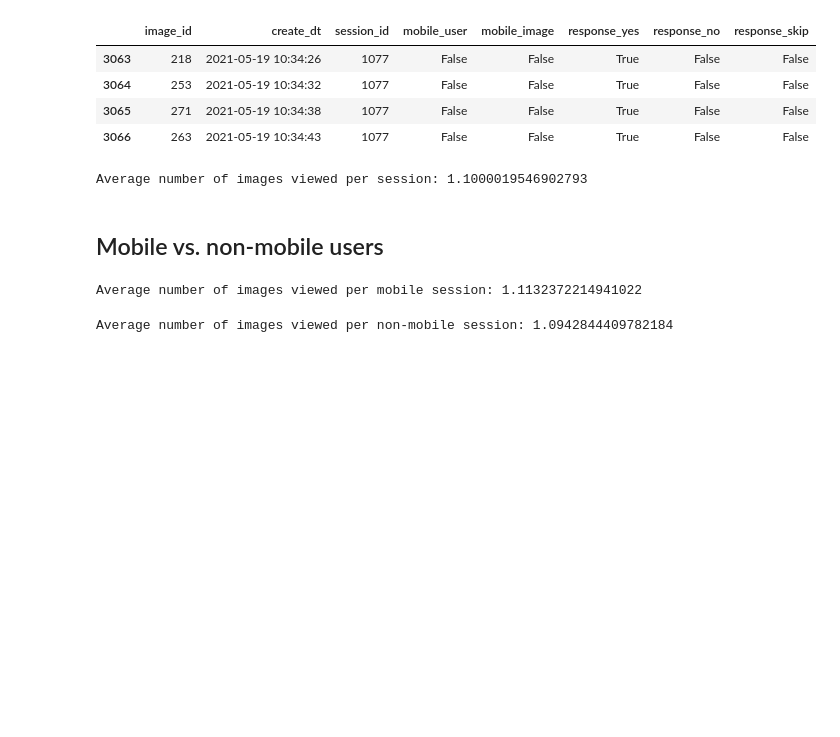
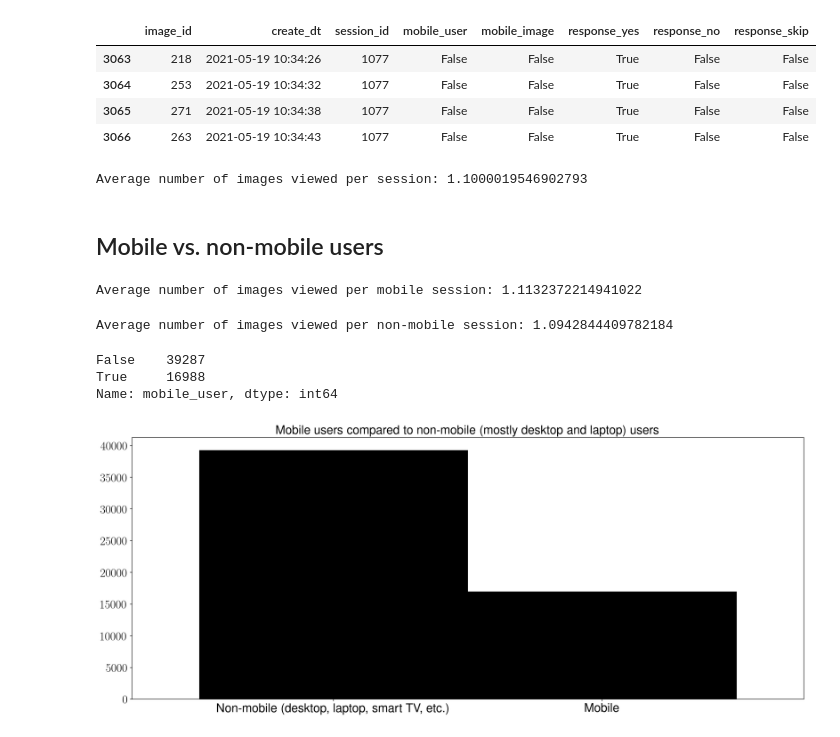
Before and after one commit to WSzP/canyoureadit-eda, a Jupyter notebook: eda.ipynb, the cells around one changed output. Drawn from its saved outputs; the diff is of its cells as text; code cells hidden in the pictures; blank space fills up the shorter version.

```diff
--- a/eda.ipynb
+++ b/eda.ipynb
@@ -185,0 +182,18 @@ Average number of images viewed per non-mobile session: 1.0942844409782184
+# %%
+mobile_user_count = df.mobile_user.value_counts()
+mobile_user_count
+# %% [output]
+False    39287
+True     16988
+Name: mobile_user, dtype: int64
+# %%
+ax =  mobile_user_count.plot.bar(rot=0,width=1,color='k')
+ax.set_xticklabels(['Non-mobile (desktop, laptop, smart TV, etc.)', 'Mobile'])
+for label in (ax.get_xticklabels() + ax.get_yticklabels()):
+    label.set_fontsize(20)
+ax.set_title('Mobile users compared to non-mobile (mostly desktop and laptop) users', fontsize=20)
+plt.savefig(EXPORTDIR+'mobile-vs-nonmobile.png',dpi=300)
+plt.savefig(EXPORTDIR+'mobile-vs-nonmobile.pdf')
+plt.show()
+# %% [output]
+[figure, added]
```
Also changed, not shown: parts of 14 cells of this notebook, 13 other files.
